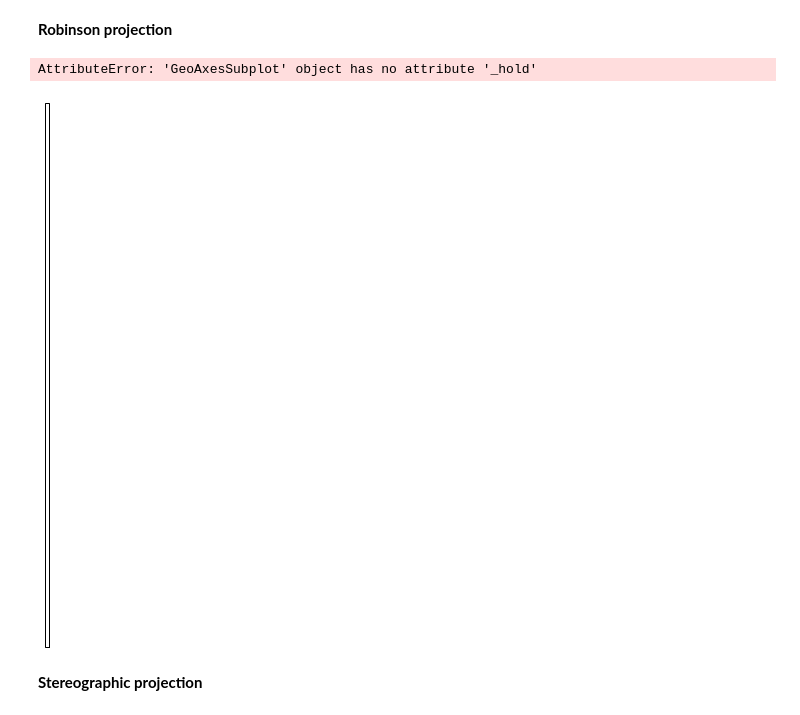
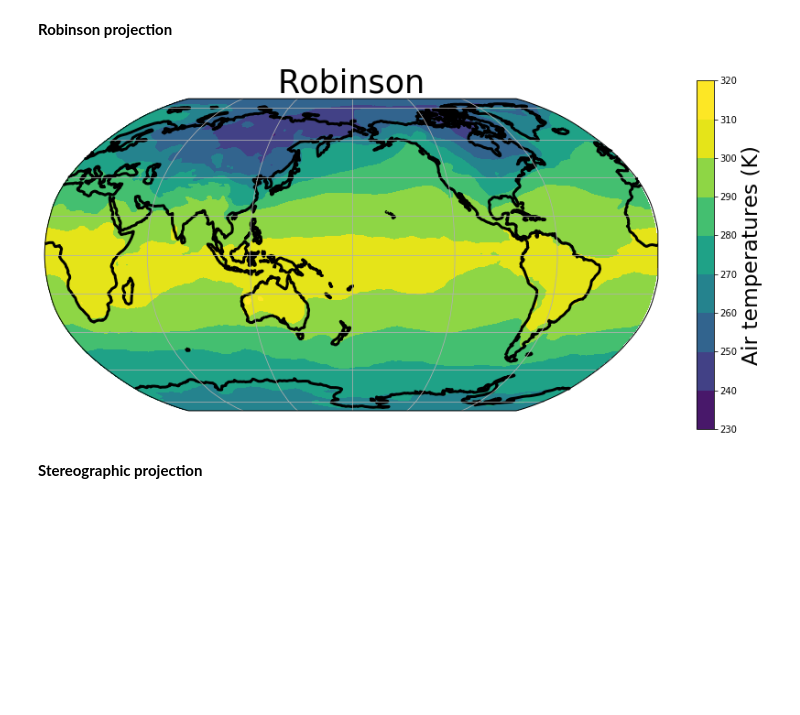
Before and after one commit to JuliaKukulies/teaching_climate, a Jupyter notebook: exercises_GVN465/ex4.ipynb, the cells around one changed output. Cells and saved outputs as stored; diff of their text form; code cells hidden in the pictures; blank space fills up the shorter version.

```diff
--- a/exercises_GVN465/ex4.ipynb
+++ b/exercises_GVN465/ex4.ipynb
@@ -139,48 +139,39 @@ latO = np.load('latO.npy')
 # %% [markdown]
 **Robinson projection**
 # %%
-fig =plt.figure(figsize=(20,10))
-
+fig =plt.figure(figsize=(15,7))
 
 # coordinates
 lons = lon[0]
 lats = lat[:,0]
 # set projection and extent
-ax = plt.axes(projection=ccrs.Robinson())
-#ax.set_extent([np.nanmin(lons),np.nanmax(lons),np.min(lats),np.max(lats)])
+ax = plt.axes(projection=ccrs.Robinson(central_longitude= 180))
+
 
 # customizing of colorbar
 cmap=plt.cm.viridis
-r = np.arange(270,300)
+r = np.arange(230,310)
 norm = colors.BoundaryNorm(boundaries= r,  ncolors= 256)
 
-
-# plot (plotting function can be any, instead you could for example also use plt.contourf() )
-m = plt.pcolormesh(lon, lat, airJan, cmap = cmap, transform= ccrs.Robinson())
-
+# plot (plotting function can be any, instead you could for example also use plt.pcolormesh() )
+m =plt.contourf(lons, lats, airJan, transform= ccrs.PlateCarree(), cmap = cmap, norm = norm)
 
 # add extra features
+s= 35
+plt.title('Robinson', fontsize= s)
 ax.coastlines(color = 'black', linewidth = 3.0)
-
-# axis labels
-s = 15 # fontsize
-xlabels = lon[0][::4*10] # coordinates which will appear as labels
-ylabels = np.arange(-90,90,30)
-plt.xticks(xlabels, xlabels)
-plt.yticks(ylabels,ylabels)
-plt.xlabel('Lon $^\circ$E',  fontsize=s)
-plt.ylabel('Lat $^\circ$N',  fontsize=s)
+ax.gridlines(draw_labels=False)
 
 # colorbar
-cbar= plt.colorbar(m, extend = 'both')
-cbar.set_label('Air temperatures (K)', fontsize = 35)
-
+cbar= plt.colorbar(m, orientation='vertical')
+cbar.set_label('Air temperatures (K)', fontsize = s/1.5)
 
 
 #save figure as png
 plt.savefig('airJan_robinson.png')
+
+plt.show()
 # %% [output]
-AttributeError: 'GeoAxesSubplot' object has no attribute '_hold'
-[figure, old version]
+[figure, new version]
 # %% [markdown]
 **Stereographic projection**
```
Also changed, not shown: parts of 3 cells of this notebook, 1 other file.
